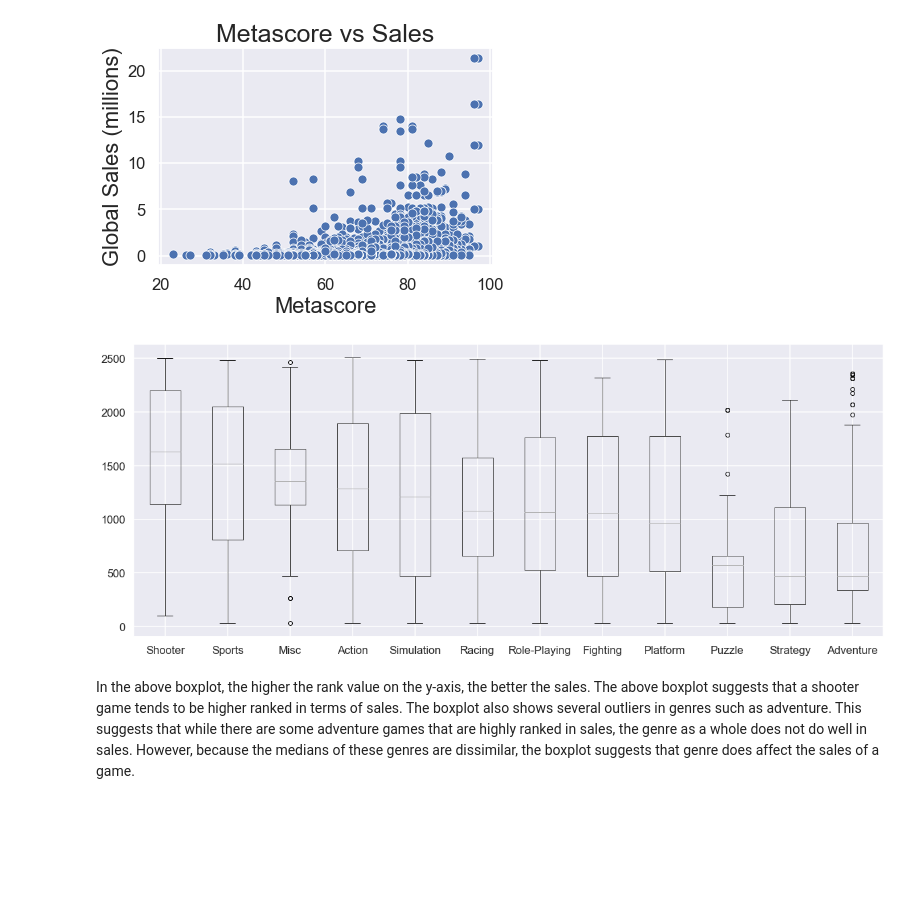
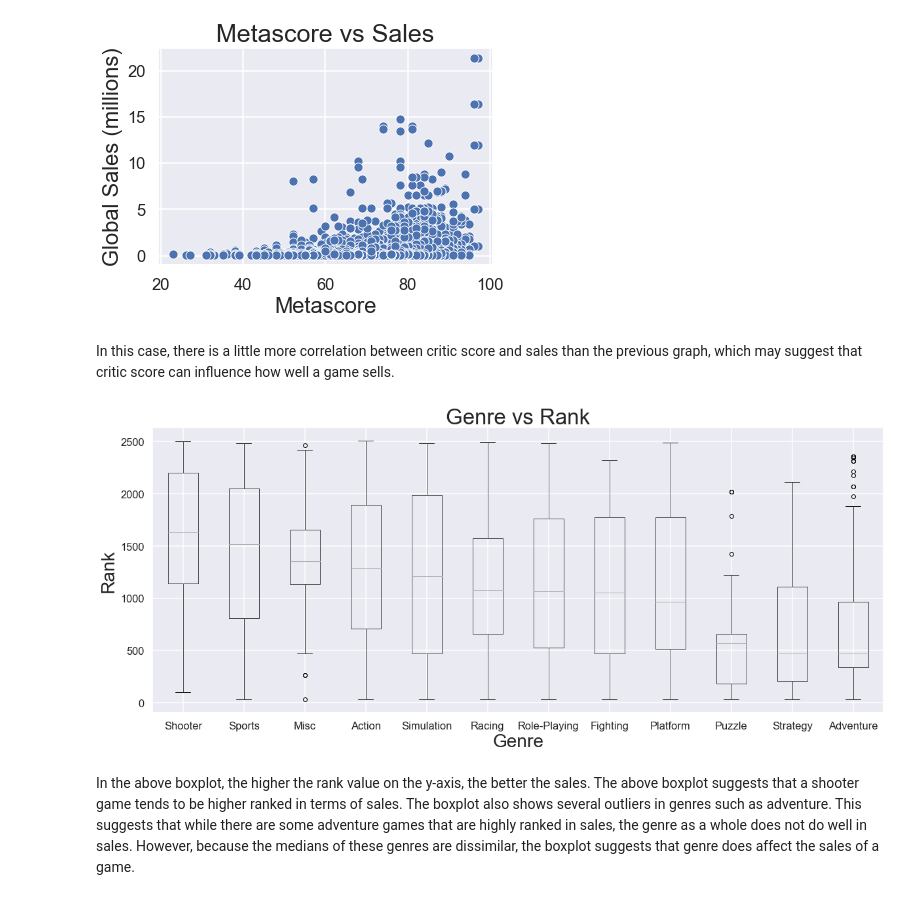
Before and after one commit to kvh8899/mostpopvidgame, a Jupyter notebook: FinalProject_group004.ipynb, the cells around one changed output. Cells and saved outputs as stored; diff of their text form; code cells hidden in the pictures; blank space fills up the shorter version.

```diff
--- a/FinalProject_group004.ipynb
+++ b/FinalProject_group004.ipynb
@@ -390,19 +391,24 @@ plt.ylabel("Global Sales (millions)", size = 22)
 # %% [output]
 Text(0, 0.5, 'Global Sales (millions)')
 [figure]
+# %% [markdown]
+In this case, there is a little more correlation between critic score and sales than the previous graph, which may suggest that critic score can influence how well a game sells.
 # %%
 s = sales.loc[:, ['genre', 'global_sales_million']]
 s['rank'] = s['global_sales_million'].rank()
 # %%
 group = s.groupby('genre')
 df2 = pd.DataFrame({col:vals['rank'] for col,vals in group})
 meds = df2.median()
 meds.sort_values(ascending=False, inplace=True)
 df2 = df2[meds.index]
 df2.boxplot(figsize=(20,8))
+plt.title('Genre vs Rank', size = 33)
+plt.xlabel("Genre", size = 28)
+plt.ylabel("Rank", size = 28)
 plt.show()
 # %% [output]
-[figure, old version]
+[figure, new version]
 # %% [markdown]
 In the above boxplot, the higher the rank value on the y-axis, the better the sales. The above boxplot suggests that a shooter game tends to be higher ranked in terms of sales. The boxplot also shows several outliers in genres such as adventure. This suggests that while there are some adventure games that are highly ranked in sales, the genre as a whole does not do well in sales. However, because the medians of these genres are dissimilar, the boxplot suggests that genre does affect the sales of a game.
 # %% [markdown]
```
Also changed, not shown: parts of 9 cells of this notebook.
